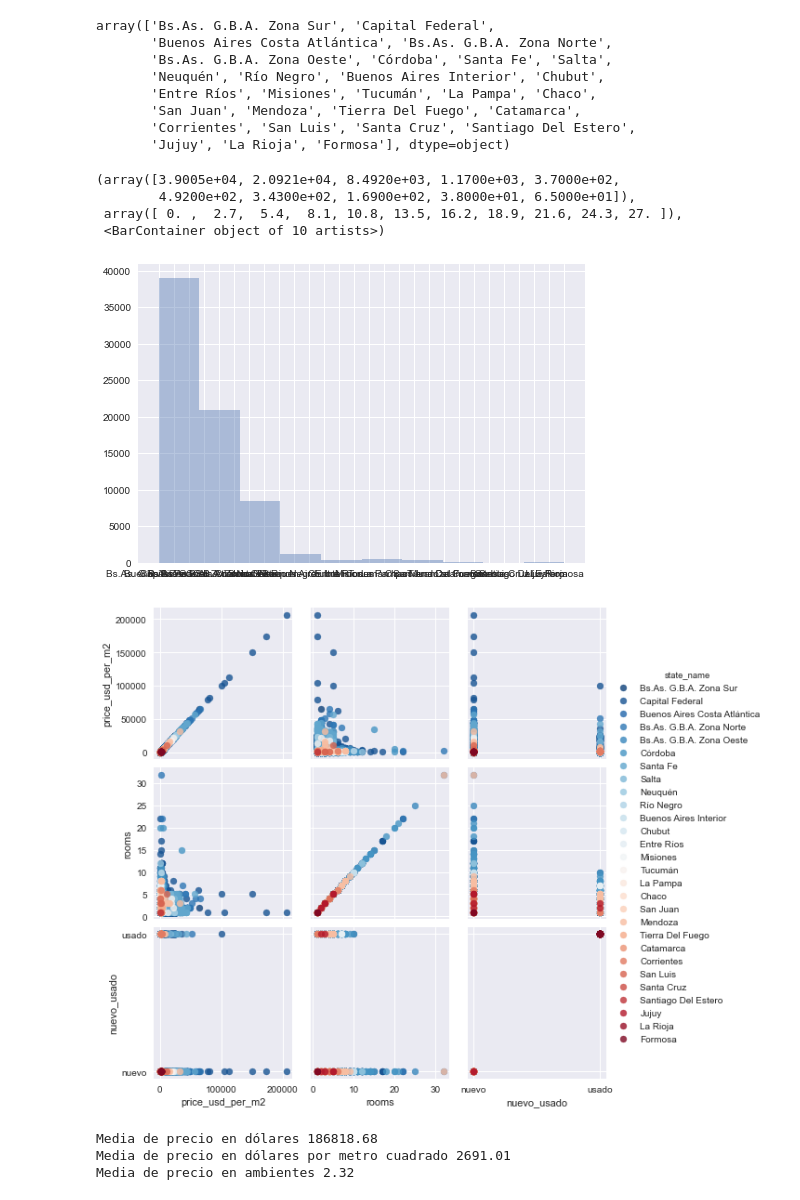
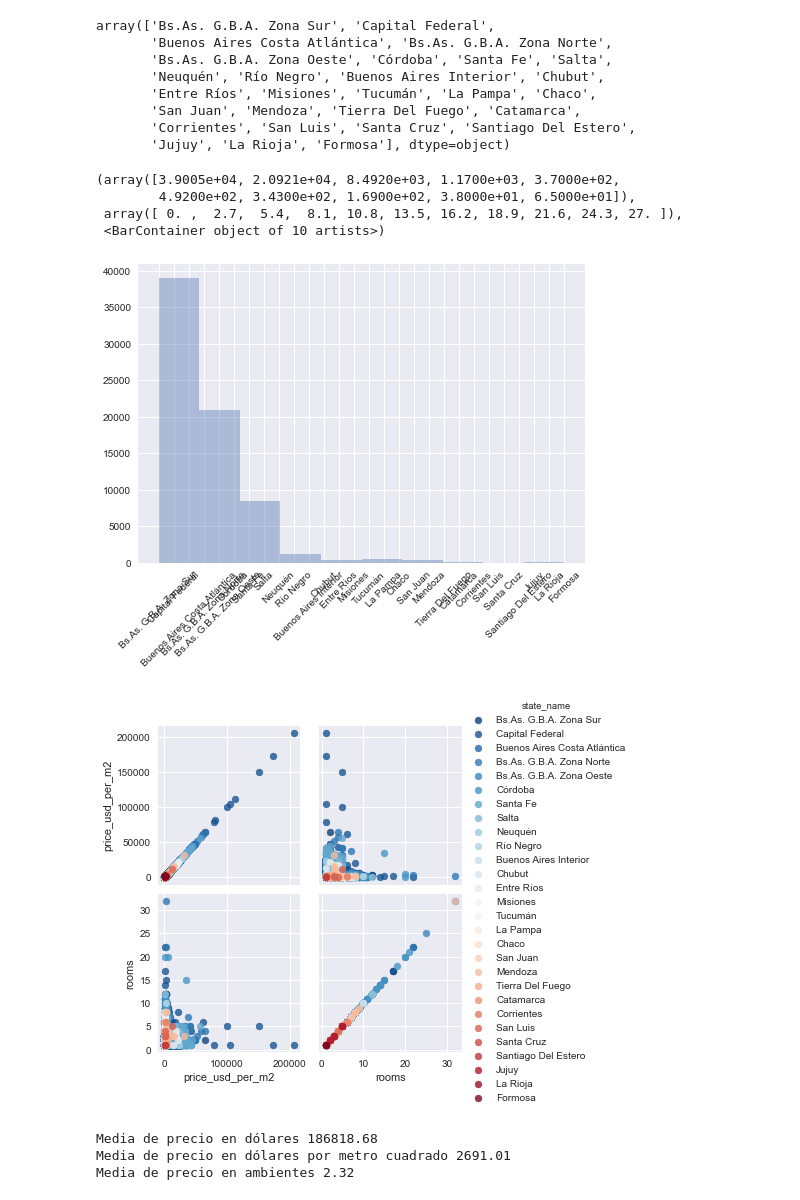
Before and after one commit to Sergio-Piazza/TP1_Grupo_7_Dhdsblend, a Jupyter notebook: Desafio_1_Grupo_7.ipynb, the cells around one changed output. Drawn from its saved outputs; the diff is of its cells as text; code cells hidden in the pictures.

```diff
--- a/Desafio_1_Grupo_7.ipynb
+++ b/Desafio_1_Grupo_7.ipynb
@@ -1687,24 +1719,25 @@ array(['Bs.As. G.B.A. Zona Sur', 'Capital Federal',
 # %%
 data_gafico = final_data['state_name']
 fig = plt.figure()
 # creo los axes
 ax = plt.axes()
+plt.xticks(rotation=45)
 # dibujo en axes:
 ax.hist(data_gafico, label='Provincia', alpha = 0.4)
 # %% [output]
 (array([3.9005e+04, 2.0921e+04, 8.4920e+03, 1.1700e+03, 3.7000e+02,
         4.9200e+02, 3.4300e+02, 1.6900e+02, 3.8000e+01, 6.5000e+01]),
  array([ 0. ,  2.7,  5.4,  8.1, 10.8, 13.5, 16.2, 18.9, 21.6, 24.3, 27. ]),
  <BarContainer object of 10 artists>)
-[figure, old version]
+[figure, new version]
 # %%
-g = sns.PairGrid(final_data, vars=['price_usd_per_m2', 'rooms', 'nuevo_usado'],
+g = sns.PairGrid(final_data, vars=['price_usd_per_m2', 'rooms'],
                  hue='state_name', palette='RdBu_r')
 g.map(plt.scatter, alpha=0.8)
 
 g.add_legend();
 # %% [output]
-[figure, old version]
+[figure, new version]
 # %%
 
 print('Media de precio en dólares %s' % final_data['price_aprox_usd'].mean().round(2))
```
Also changed, not shown: parts of 23 cells of this notebook.
